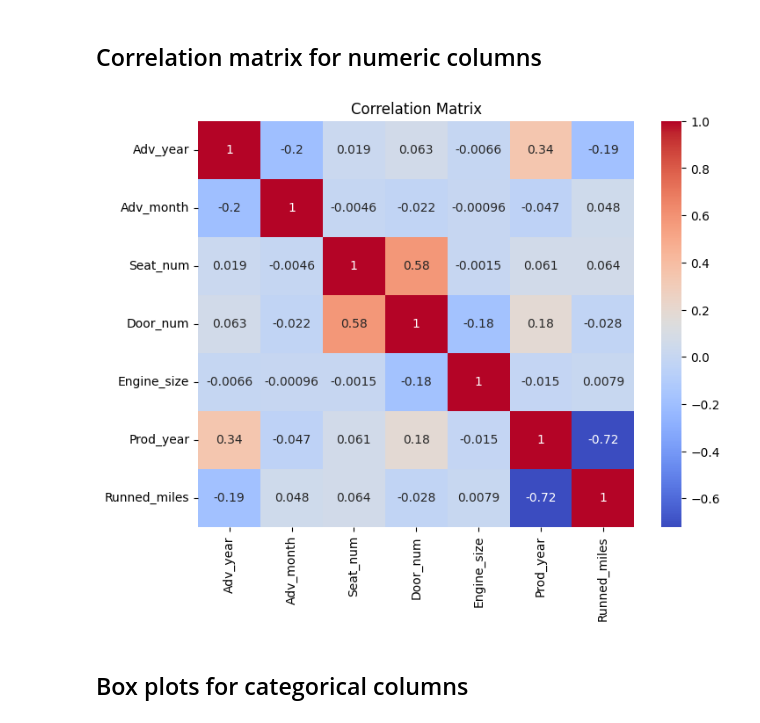
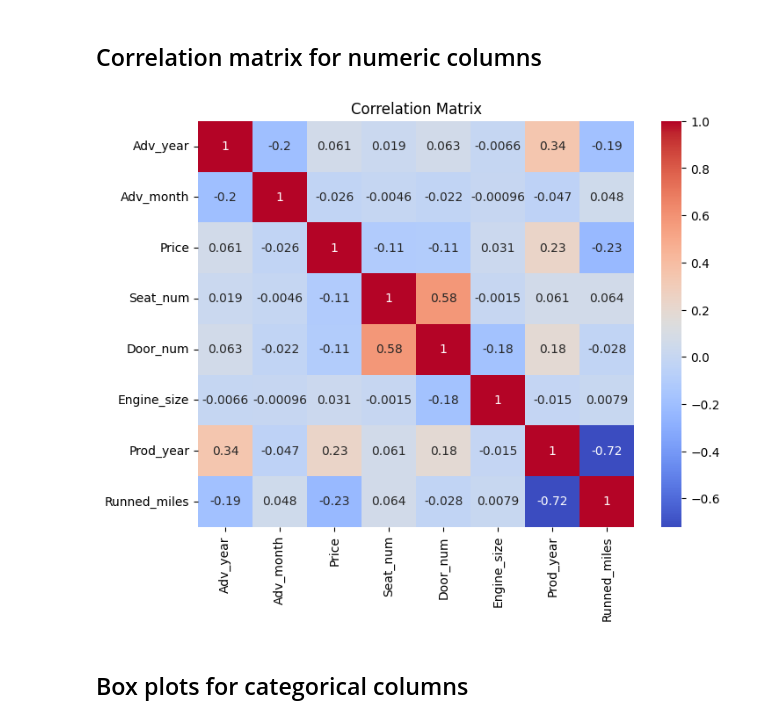
Before and after one commit to Tarik-Alaiwi-dev/car_ml, a Jupyter notebook: [2]_eda.ipynb, the cells around one changed output. Drawn from its saved outputs; the diff is of its cells as text; code cells hidden in the pictures.

```diff
--- a/[2]_eda.ipynb
+++ b/[2]_eda.ipynb
@@ -19,14 +19,14 @@ df.head()
 # %% [markdown]
 ## Correlation matrix for numeric columns
 # %%
-num_cols = df.select_dtypes(include=["number"]).columns.drop("Price")
+num_cols = df.select_dtypes(include=["number"]).columns
 
 plt.figure(figsize=(8, 6))
 sns.heatmap(df[num_cols].corr(), annot=True, cmap='coolwarm')
 plt.title("Correlation Matrix")
 plt.show()
 # %% [output]
-[figure, old version]
+[figure, new version]
 # %% [markdown]
 ## Box plots for categorical columns
 # %%
```
Also changed, not shown: 2 other files.
